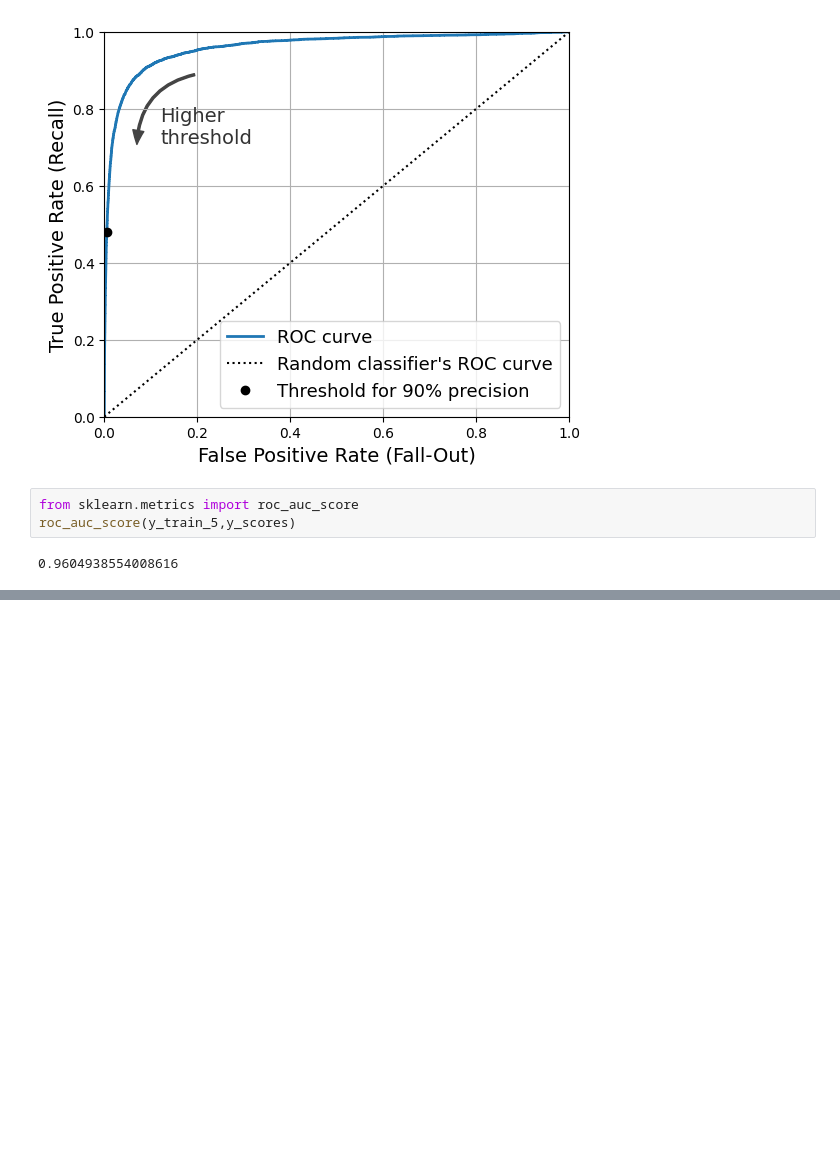
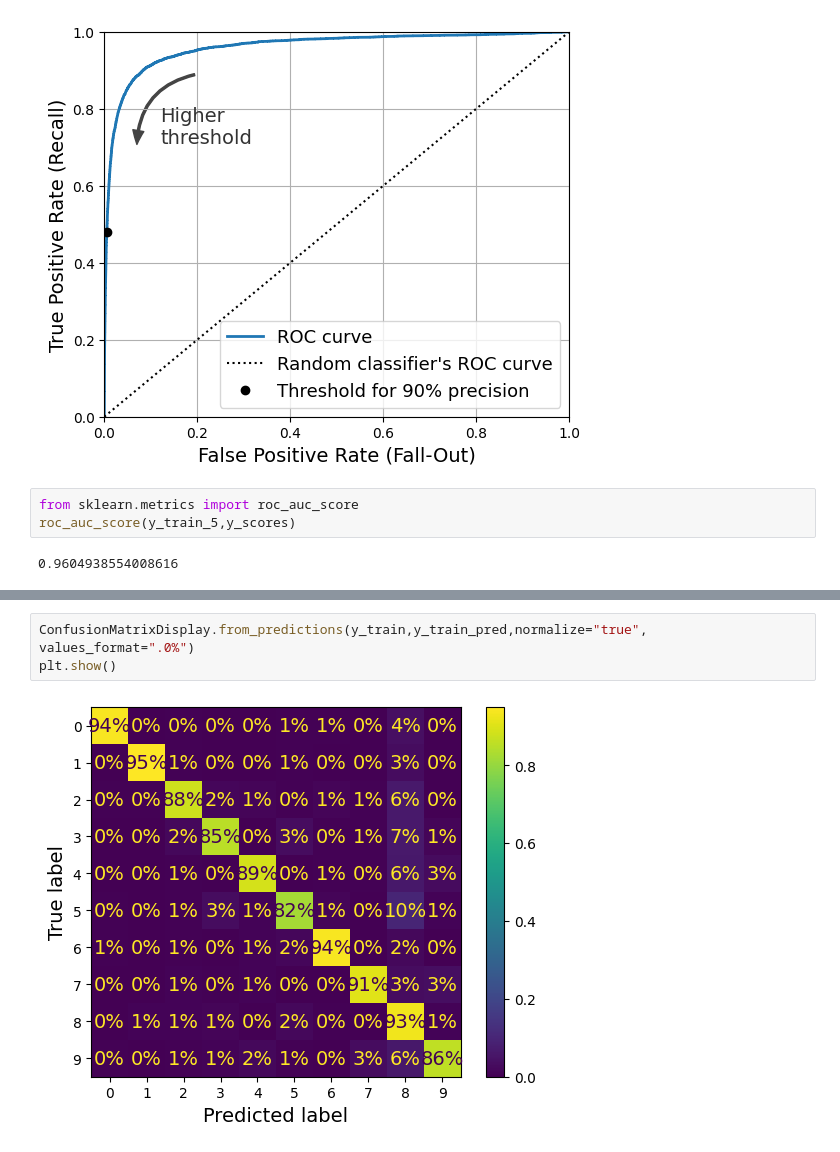
Before and after one commit to MorawoLekanDavid/ML_projects, a Jupyter notebook: classification.ipynb, the cells around one changed output, grey strips where cells are left out. Saved outputs shown, nothing was run; the diff lists cells and outputs as text; blank space fills up the shorter version.

```diff
--- a/classification.ipynb
+++ b/classification.ipynb
@@ -181,0 +300,5 @@ roc_auc_score(y_train_5,y_scores)
+# %%
+ConfusionMatrixDisplay.from_predictions(y_train,y_train_pred,normalize="true", values_format=".0%")
+plt.show()
+# %% [output]
+[figure, added]
```
Also changed, not shown: parts of 25 cells of this notebook.
